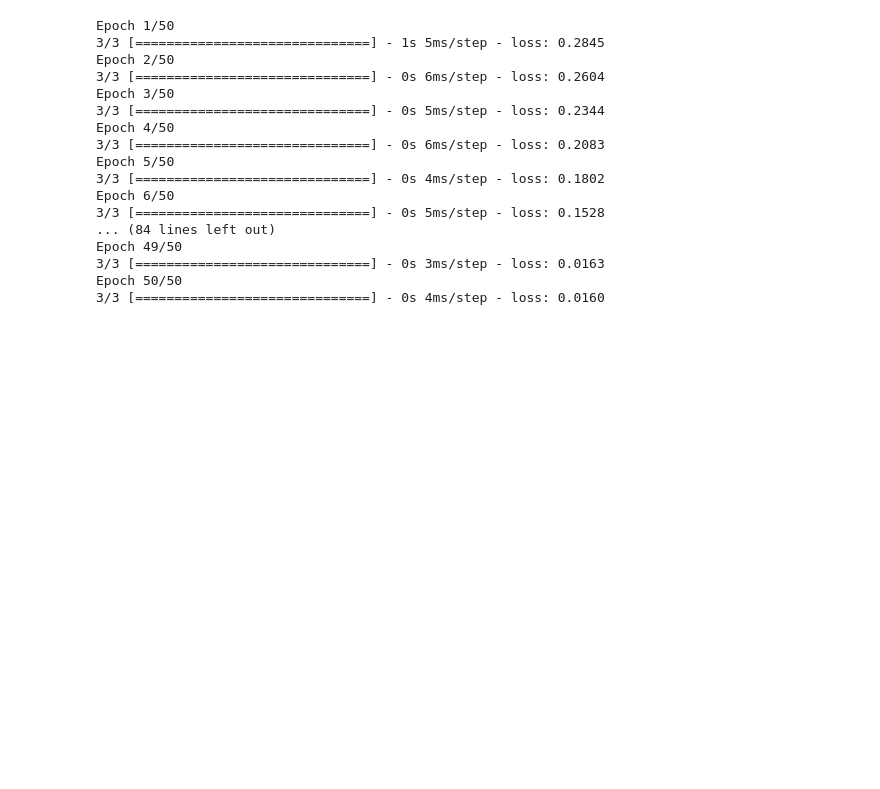
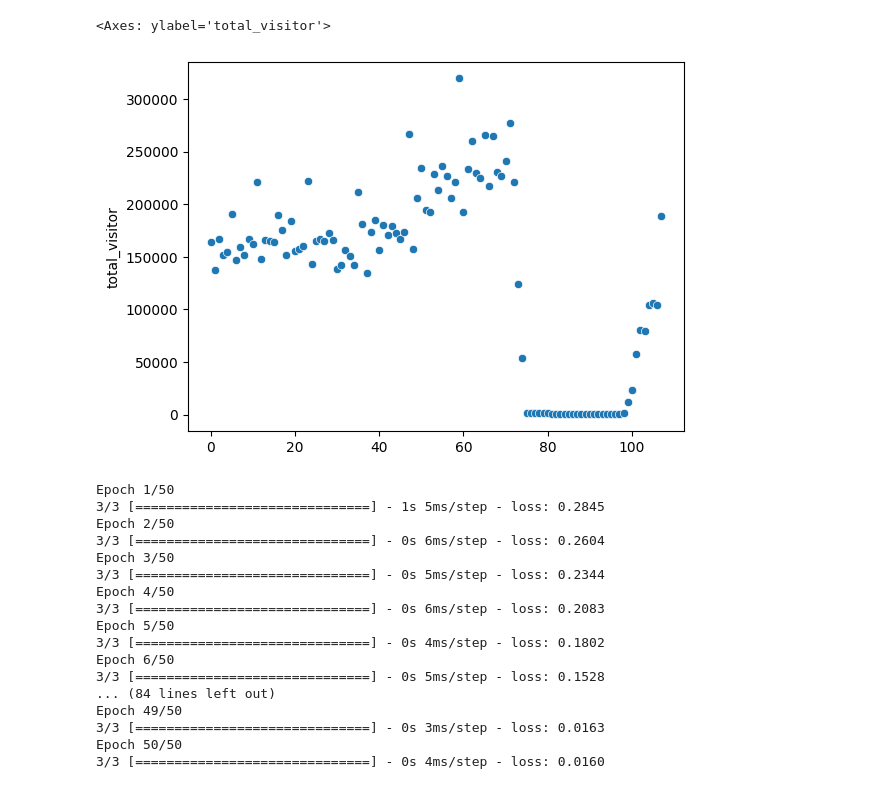
Before and after one commit to CallMePo/Final-Project---PMA, a Jupyter notebook: tes.ipynb, the cells around one changed output. Drawn from its saved outputs; the diff is of its cells as text; code cells hidden in the pictures; blank space fills up the shorter version.

```diff
--- a/tes.ipynb
+++ b/tes.ipynb
@@ -26,3 +27,9 @@ df
+# %%
+import seaborn as sns
+sns.scatterplot(df['total_visitor'])
+# %% [output]
+<Axes: ylabel='total_visitor'>
+[figure, added]
 # %%
 # Select relevant columns and convert them to numpy arrays
 data = df[['total_visitor','total_accomodation']].values
```
Also changed, not shown: parts of 1 cell of this notebook, 4 other files.
